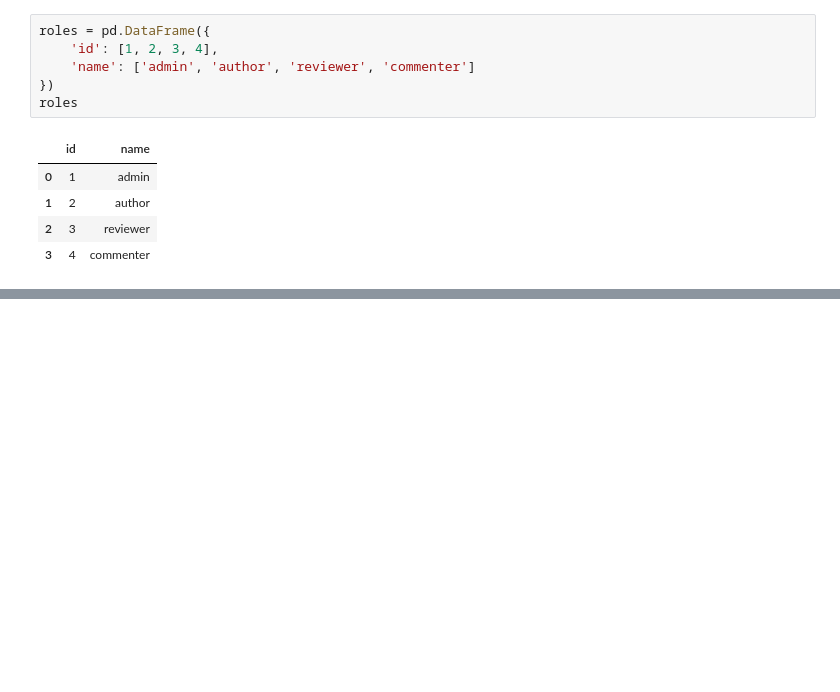
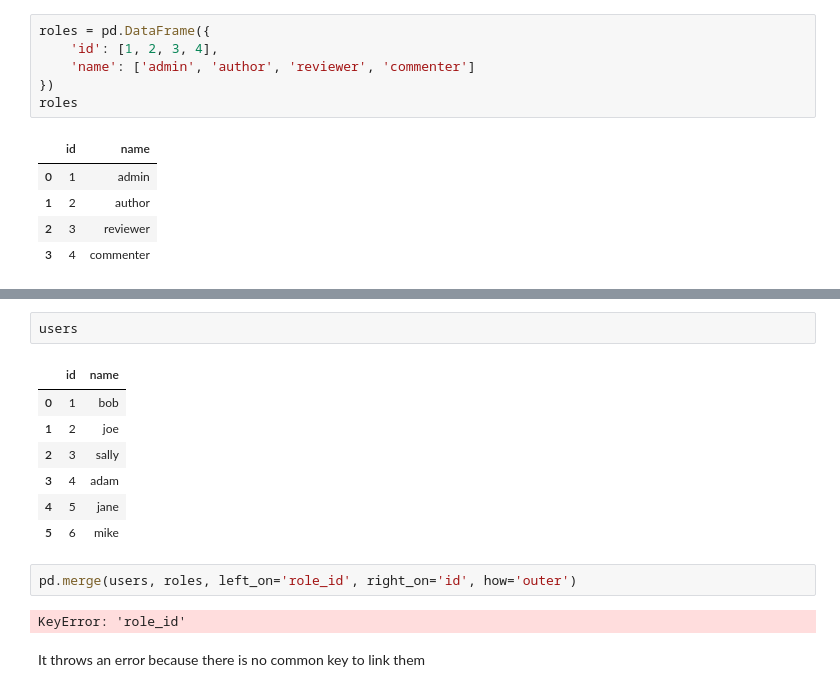
Before and after one commit to matt-c-knight/numpy-pandas-visualization-exercises, a Jupyter notebook: advanced_dataframes.ipynb, the cells around one changed output, grey strips where cells are left out. Drawn from its saved outputs; the diff is of its cells as text; blank space fills up the shorter version.

```diff
--- a/advanced_dataframes.ipynb
+++ b/advanced_dataframes.ipynb
@@ -155,0 +176,16 @@ pd.merge(users, roles, left_on='role_id', right_on='id', how='right')
+# %%
+users
+# %% [output]
+|  | id | name |
+| 0 | 1 | bob |
+| 1 | 2 | joe |
+| 2 | 3 | sally |
+| 3 | 4 | adam |
+| 4 | 5 | jane |
+| 5 | 6 | mike |
+# %%
+pd.merge(users, roles, left_on='role_id', right_on='id', how='outer')
+# %% [output]
+KeyError: 'role_id'
+# %% [markdown]
+It throws an error because there is no common key to link them
```
Also changed, not shown: parts of 9 cells of this notebook.
